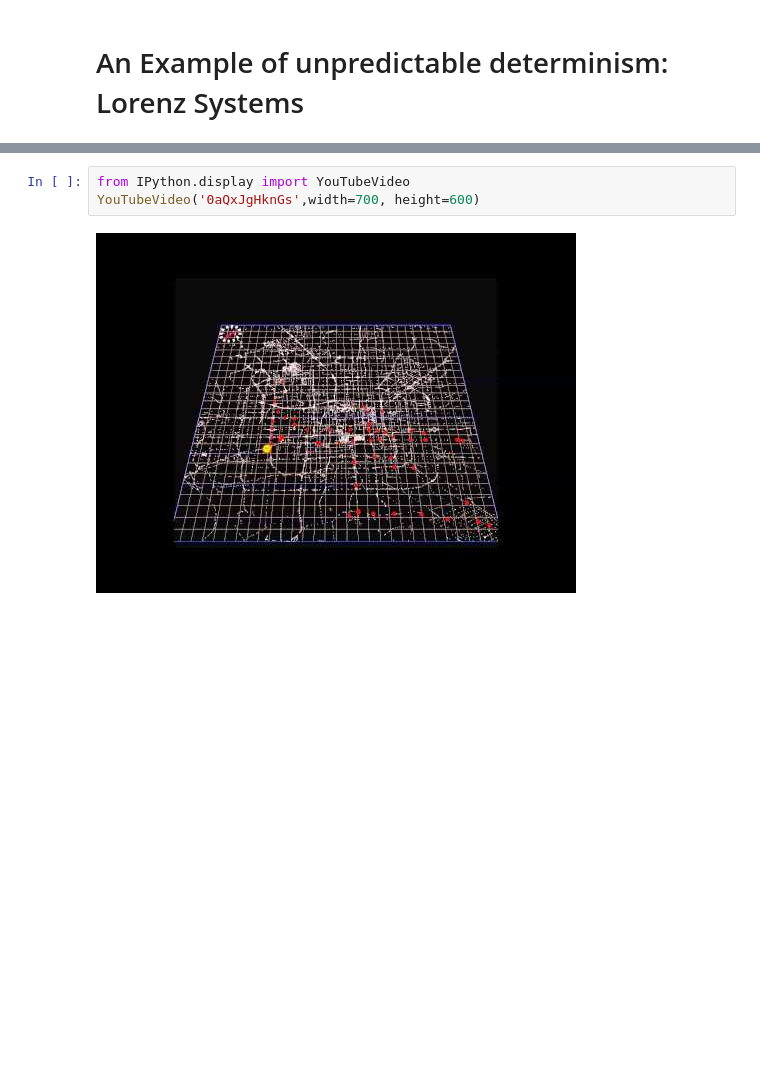
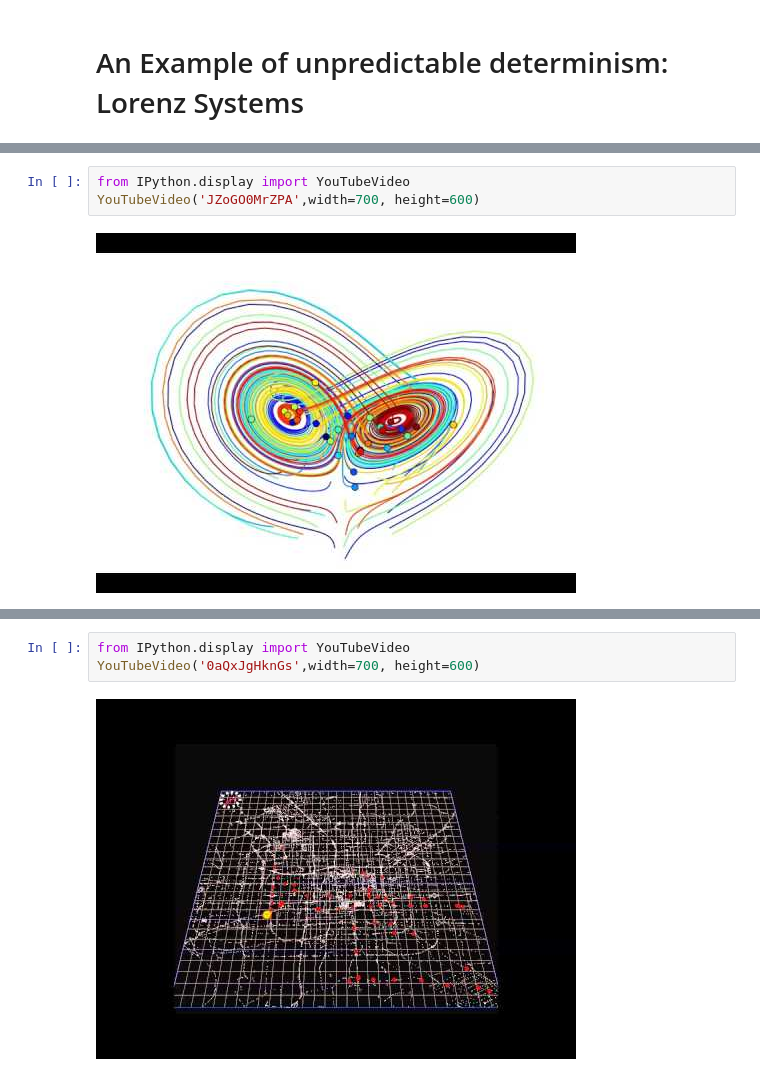
Before and after one commit to sevamoo/data_driven_modeling_2016, a Jupyter notebook: 01_Introduction_to_Data_Driven_Modeling_20160919.ipynb, the cells around one changed output, grey strips where cells are left out. Cells and saved outputs as stored; diff of their text form; blank space fills up the shorter version.

```diff
--- a/01_Introduction_to_Data_Driven_Modeling_20160919.ipynb
+++ b/01_Introduction_to_Data_Driven_Modeling_20160919.ipynb
@@ -197,6 +197,11 @@ HTML("""
 """)
 # %% [output]
 [interactive output not drawn]
+# %%
+from IPython.display import YouTubeVideo
+YouTubeVideo('JZoGO0MrZPA',width=700, height=600)
+# %% [output]
+[figure, added]
 # %% [markdown]
 
 # A major shift:
```
Also changed, not shown: parts of 11 cells of this notebook, 9 other files.
